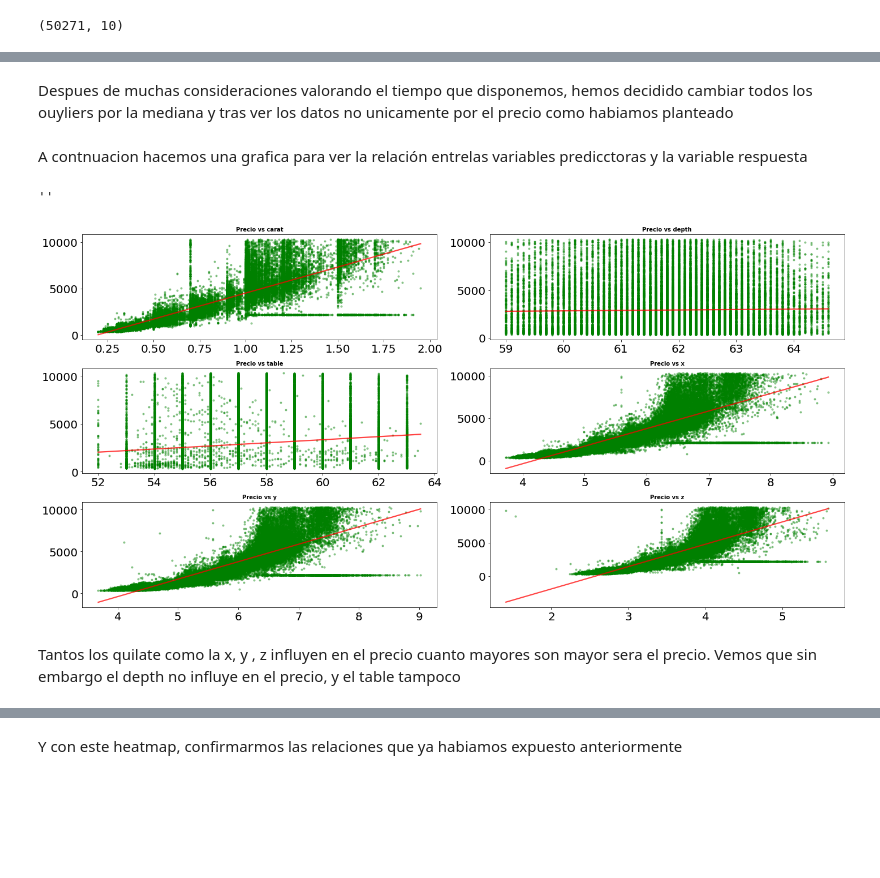
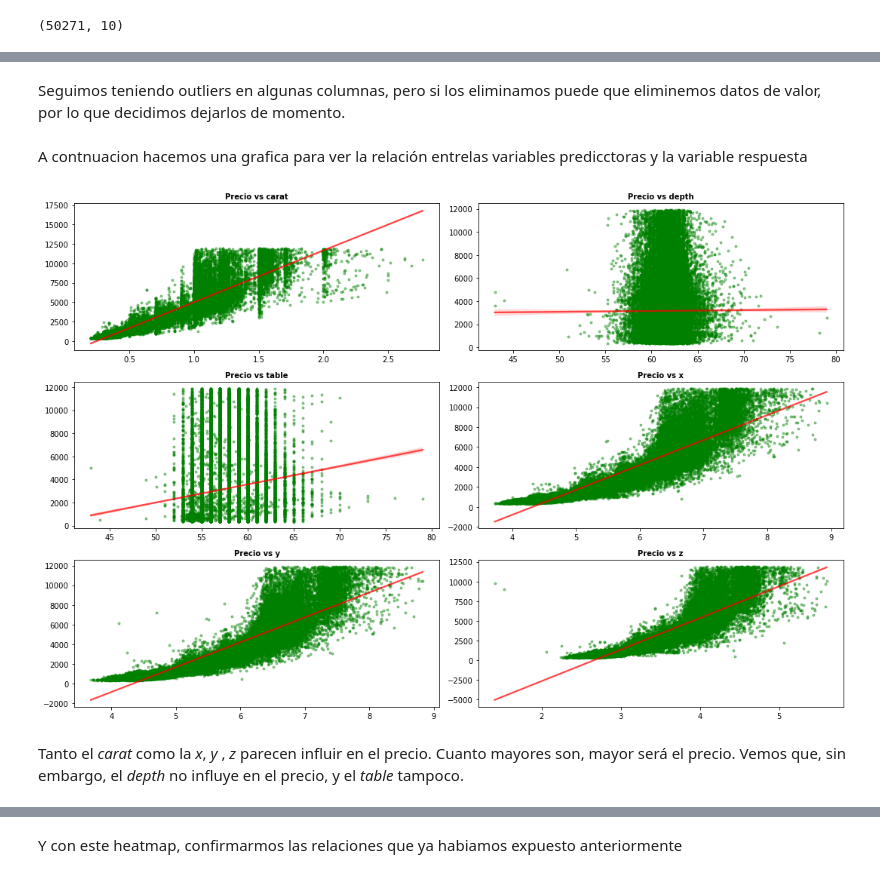
Before and after one commit to Adalab/DA_promoC_Modulo3_sprint1_Sandra_Naiara, a Jupyter notebook: Pair/01_introml.ipynb, the cells around one changed output, grey strips where cells are left out. Drawn from its saved outputs; the diff is of its cells as text; code cells hidden in the pictures; blank space fills up the shorter version.

Commit message:
outliers

```diff
--- a/Pair/01_introml.ipynb
+++ b/Pair/01_introml.ipynb
@@ -196,3 +205,9 @@ df_price_sin_outliers.shape
+# %%
+index_z = detectar_outliers(["z", "y"], df_price_sin_outliers)
+# %%
+lista_borrar = index_z["z"] + index_z["y"]
+# %%
+df_sin_outliers = df_price_sin_outliers.drop(lista_borrar, axis= 0)
 # %%
 fig, axes = plt.subplots(4,2, figsize = (13,15))
 axes = axes.flat
@@ -208,5 +220,0 @@ index_ind = detectar_outliers(df_numericas.columns,df_price_sin_outliers)
-# %%
-for k, v in index_ind.items():
-    median = df_price_sin_outliers[k].median()
-    for i in v:
-        df_price_sin_outliers.loc[i,k] = median
@@ -223,29 +221,27 @@ fig.delaxes(axes[-1]);
-# %% [markdown]
-Despues de muchas consideraciones valorando el tiempo que disponemos, hemos decidido cambiar todos los ouyliers por la mediana y tras ver los datos no unicamente por el precio como habiamos planteado
+# %% [markdown]
+Seguimos teniendo outliers en algunas columnas, pero si los eliminamos puede que eliminemos datos de valor, por lo que decidimos dejarlos de momento.
 # %% [markdown]
 A contnuacion  hacemos una grafica para ver la relación entrelas variables predicctoras y la variable respuesta
 # %%
-fig, axes = plt.subplots(nrows = 3, ncols = 2, figsize = (20, 10))
+fig, axes = plt.subplots(nrows = 3, ncols = 2, figsize = (15, 10))
 axes = axes.flat
-columnas_numeric = df_price_sin_outliers.select_dtypes(include = np.number).columns
+columnas_numeric = df_sin_outliers.select_dtypes(include = np.number).columns
 columnas_numeric = columnas_numeric.drop("price")
 for i, colum in enumerate(columnas_numeric):
     sns.regplot(
-        x = df_price_sin_outliers[colum],
-        y = df_price_sin_outliers["price"],
+        x = df_sin_outliers[colum],
+        y = df_sin_outliers["price"],
         color = "green",
         marker = ".",
         scatter_kws = {"alpha": 0.4},
         line_kws = {"color": "red", "alpha": 0.7 },
         ax = axes[i])
     axes[i].set_title(f"Precio vs {colum}", fontsize = 10, fontweight = "bold")
-    axes[i].tick_params(labelsize = 20)
     axes[i].set_xlabel("")
     axes[i].set_ylabel("")
 fig.tight_layout();
 # %% [output]
-''
-[figure, old version]
+[figure, new version]
 # %% [markdown]
-Tantos los quilate como la x, y , z influyen en el precio cuanto mayores son mayor sera el precio. Vemos que sin embargo el depth no influye en el precio, y el table tampoco
+Tanto el *carat* como la *x*, *y* , *z* parecen influir en el precio. Cuanto mayores son, mayor será el precio. Vemos que, sin embargo, el *depth* no influye en el precio, y el *table* tampoco.
 # %%
```
Also changed, not shown: parts of 21 cells of this notebook, 1 other file.
